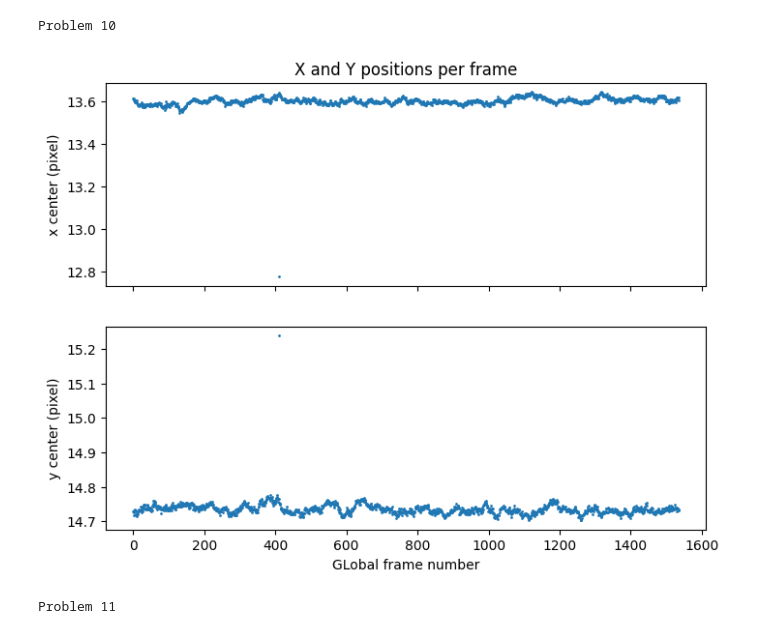
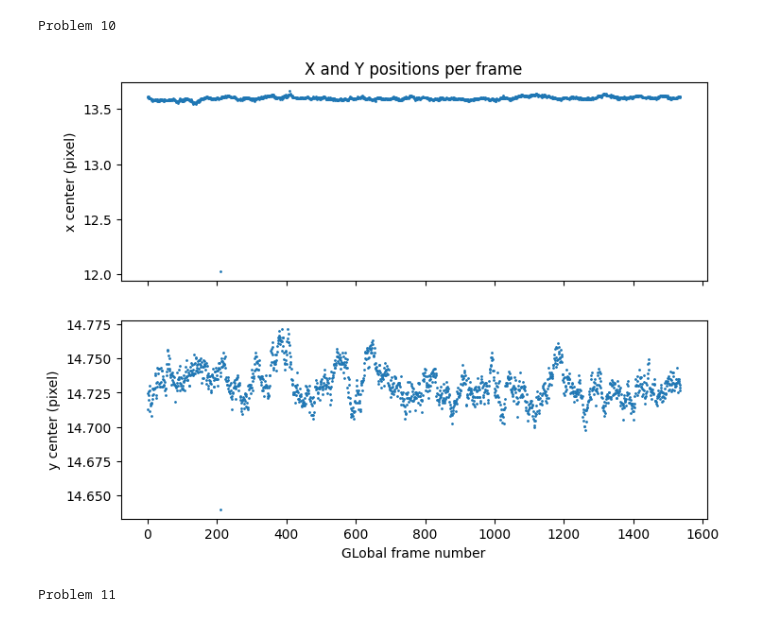
Before and after one commit to amedina695/lectures_git, a Jupyter notebook: final/final_amedina.ipynb, the cells around one changed output. Cells and saved outputs as stored; diff of their text form; code cells hidden in the pictures.

```diff
--- a/final/final_amedina.ipynb
+++ b/final/final_amedina.ipynb
@@ -216,16 +219,15 @@ print('Problem 7 \n')
 Problem 7
 # %%
 # Median value in each frame
-# I suppose because from inspection most of the image is sky
 
 for i in range(totframes):
-    med = np.median(datacube[i, :, :])
-    photometry[i, medbkg] = med
-    datacube[i, :, :]    -= med # subtract median
+    med                     = np.median(datacube[i, :, :])
+    photometry[i, mbkg_col] = med
+    datacube[i, :, :]      -= med # subtract median
 
 # Background vs frame number
 plt.figure()
-plt.plot(photometry[:, medbkg], marker='.')
+plt.scatter(np.arange(totframes), photometry[:, mbkg_col], marker='.')
 plt.xlabel("Global Frame Number")
 plt.ylabel("Median background")
 plt.title("Median background vs Frame number")
@@ -276,20 +279,18 @@ for f0 in range(0, totframes, nf):
             extract = datacube[f0:f63, y, x]
 
             # Sigma reject on each set
-            good = sigma_reject(extract, 5.0, 2)
+            good = sigma_reject(extract, clip_sig, max_iter)
 
             # Insert resulting boolean into mak array
+            # Keeps good pixels true from good
+            # Makes false pixels bad from sigma_clip
             mask[f0:f63, y, x] &= good
 
-# From problem 8, all bad pixels not in current mask are flagged as 0
-# To not account for bad pixels
-datacube[~mask] = 0
-
 # Bad pixels vs frame number
-bad_counts = (~mask).sum(axis=(1, 2))
+bad_per_frame = np.sum(~mask, axis=(1, 2))
 
 plt.figure()
-plt.plot(np.arange(totframes), bad_counts, marker='.', linestyle='none')
+plt.scatter(np.arange(totframes), bad_per_frame, marker='.')
 plt.xlabel("Global frame number")
 plt.ylabel("Number of bad pixels")
 plt.title("Bad pixels vs. frame number")
@@ -325,45 +326,45 @@ def fitcenter(frame, yguess, xguess, subz):
 
     # Fitting relative to subarr (width tuple) (center tuple) (height)
     guess = ((2.0, 2.0), (yg - ybot, xg - xbot), np.max(sub))
 
     # Gaussian fit
     fw, fc, fh, fe = g.fitgaussian(sub, guess=guess)
 
     sigma_avg = float((fw[0] + fw[1]) / 2.0)
 
     # Fitting back to original coords
     cy, cx = float(fc[0] + ybot), float(fc[1] + xbot)
 
     return cy, cx, sigma_avg
 
 # For the first frame, viually its about y, x = 15, 14
 frame0 = datacube[0, :, :]
-y0, x0 = 15, 14
-cy0, cx0, sigma = fitcenter(frame0, y0, x0, 6) # say subz = 6 for now
-photometry[0, ycenter] = cy0
-photometry[0, xcenter] = cx0
+y0, x0 = 14.7, 13.5
+cy0, cx0, sigma = fitcenter(frame0, y0, x0, ssize)
+photometry[0, ycen_col] = cy0
+photometry[0, xcen_col] = cx0
 
 # Looping over all imtages, using previous fitted position as guess
 for i in range(1, totframes):
     framei = datacube[i, :, :]
-    yi, xi = photometry[i-1, ycenter], photometry[i-1, xcenter]
-    cyi, cxi, sigma_i = fitcenter(framei, yi, xi, 6)
-    photometry[i, ycenter] = cyi
-    photometry[i, xcenter] = cxi
-    photometry[i, width  ] = sigma_i
+    yi, xi = photometry[i-1, ycen_col], photometry[i-1, xcen_col]
+    cyi, cxi, sigma_i       = fitcenter(framei, yi, xi, ssize)
+    photometry[i, ycen_col] = cyi
+    photometry[i, xcen_col] = cxi
+    photometry[i, widt_col] = sigma_i
 
 # Plot x and y position vs the frame number
 fig, (ax1, ax2) = plt.subplots(2, 1, sharex=True, figsize=(8, 6))
 
-ax1.plot(photometry[:, xcenter], '.', ms=2)
+ax1.plot(photometry[:, xcen_col], '.', ms=2)
 ax1.set_ylabel('x center (pixel)')
 ax1.set_title('X and Y positions per frame')
-ax2.plot(photometry[:, ycenter], '.', ms=2)
+ax2.plot(photometry[:, ycen_col], '.', ms=2)
 ax2.set_ylabel('y center (pixel)')
 ax2.set_xlabel('GLobal frame number')
 plt.show()
 # %% [output]
-[figure, old version]
+[figure, new version]
 # %%
 print('Problem 11 \n')
 # %% [output]
```
Also changed, not shown: parts of 18 cells of this notebook, 5 other files.
